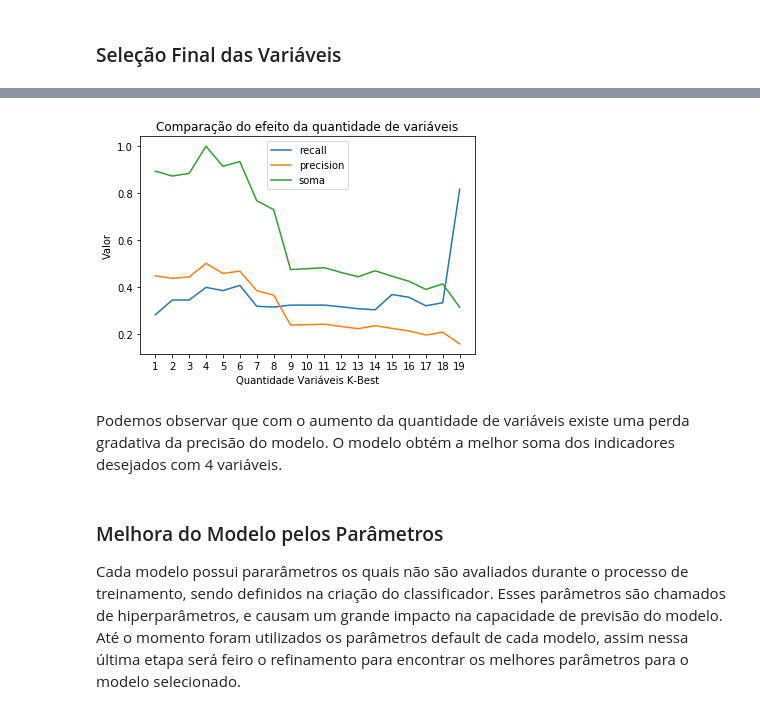
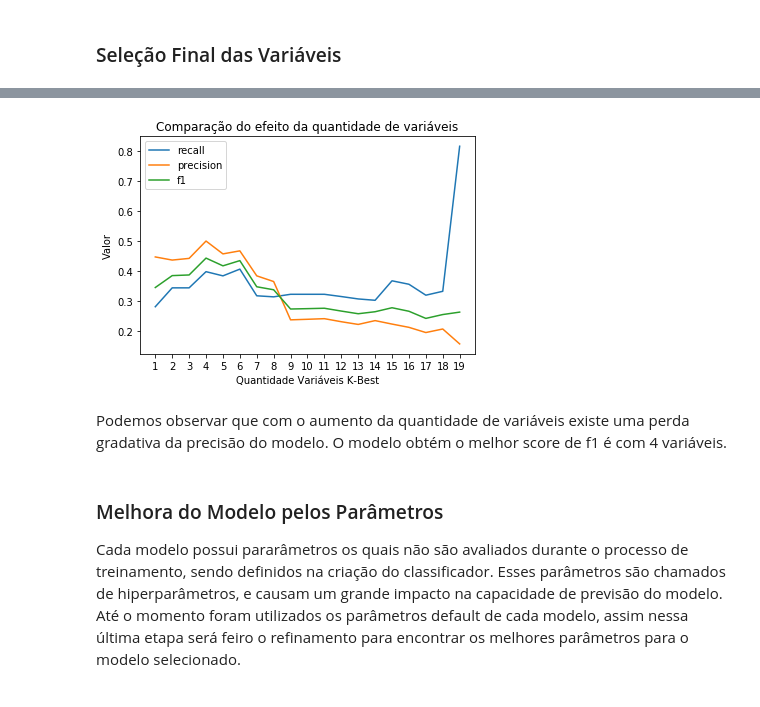
Before and after one commit to ChristianNogueira/udacity_machine_learning, a Jupyter notebook: final_project/final_project.ipynb, the cells around one changed output, grey strips where cells are left out. Saved outputs shown, nothing was run; the diff lists cells and outputs as text; code cells hidden in the pictures.

```diff
--- a/final_project/final_project.ipynb
+++ b/final_project/final_project.ipynb
@@ -602,24 +602,24 @@ results.tail(19)
 # %%
 # criar um plot dos ultimos 19 testes obtidos comparando recall e precision
 plt.plot(list(range(1, 20)),
          results[['recall']].tail(19), label='recall')
 plt.plot(list(range(1, 20)),
          results[['precision']].tail(19), label='precision')
 plt.plot(list(range(1, 20)),
-         results[['precision']].tail(19) + results[['precision']].tail(19), label='soma')
+         results[['f1']].tail(19), label='f1')
 plt.xticks(np.arange(1, 20, 1.0))
 plt.xlabel('Quantidade Variáveis K-Best')
 plt.ylabel('Valor')
 plt.title('Comparação do efeito da quantidade de variáveis')
 plt.legend()
 
 plt.show()
 # %% [output]
-[figure, old version]
+[figure, new version]
 # %% [markdown]
 Podemos observar que com o aumento da quantidade de variáveis existe uma
-perda gradativa da precisão do modelo. O modelo obtém a melhor soma dos
-indicadores desejados com 4 variáveis.
+perda gradativa da precisão do modelo. O modelo obtém o melhor score de
+f1 é com 4 variáveis.
 # %%
 cols = list(features_select_sequence[3])
 features_select = data_df.loc[:, cols].fillna(0)
```
Also changed, not shown: parts of 2 cells of this notebook.
